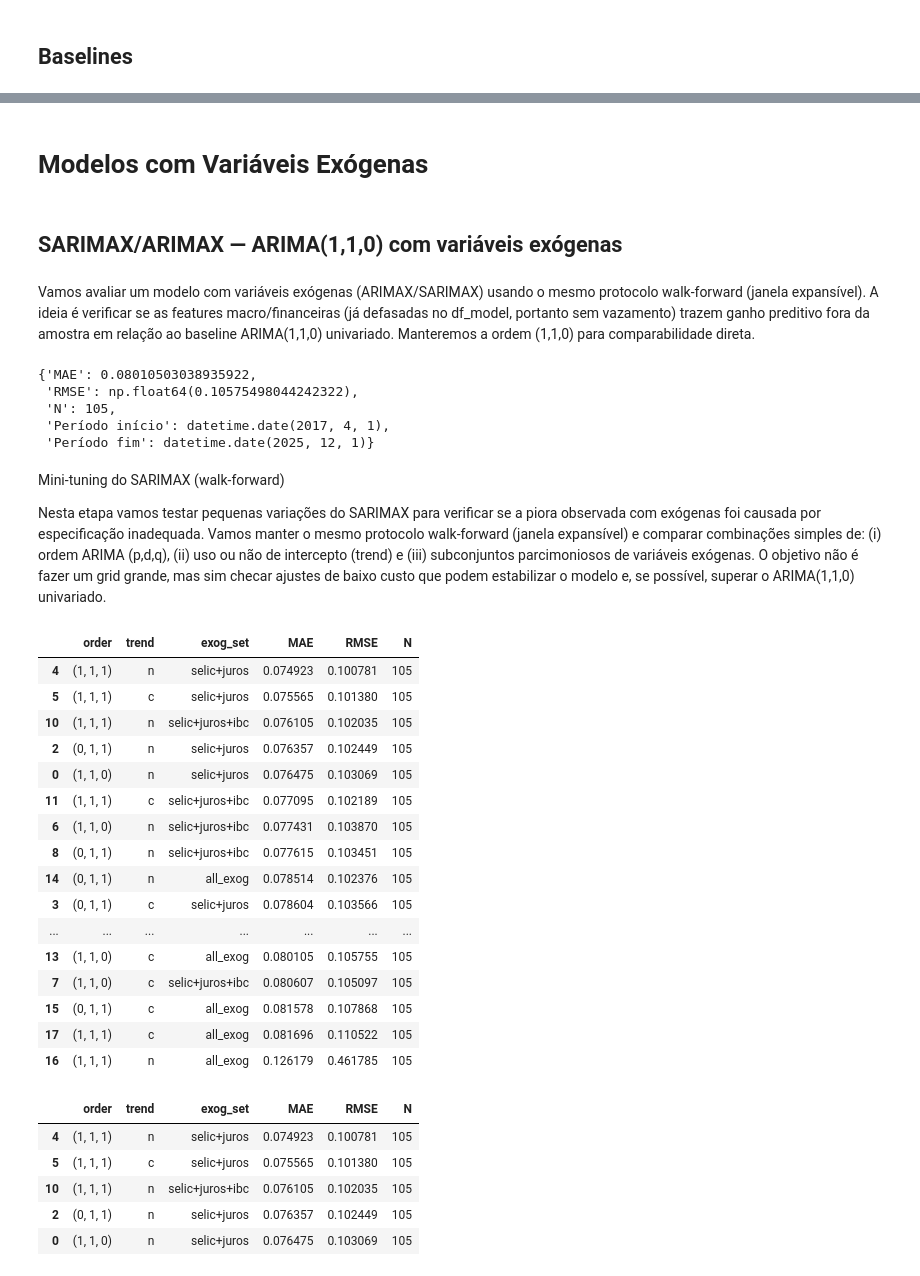
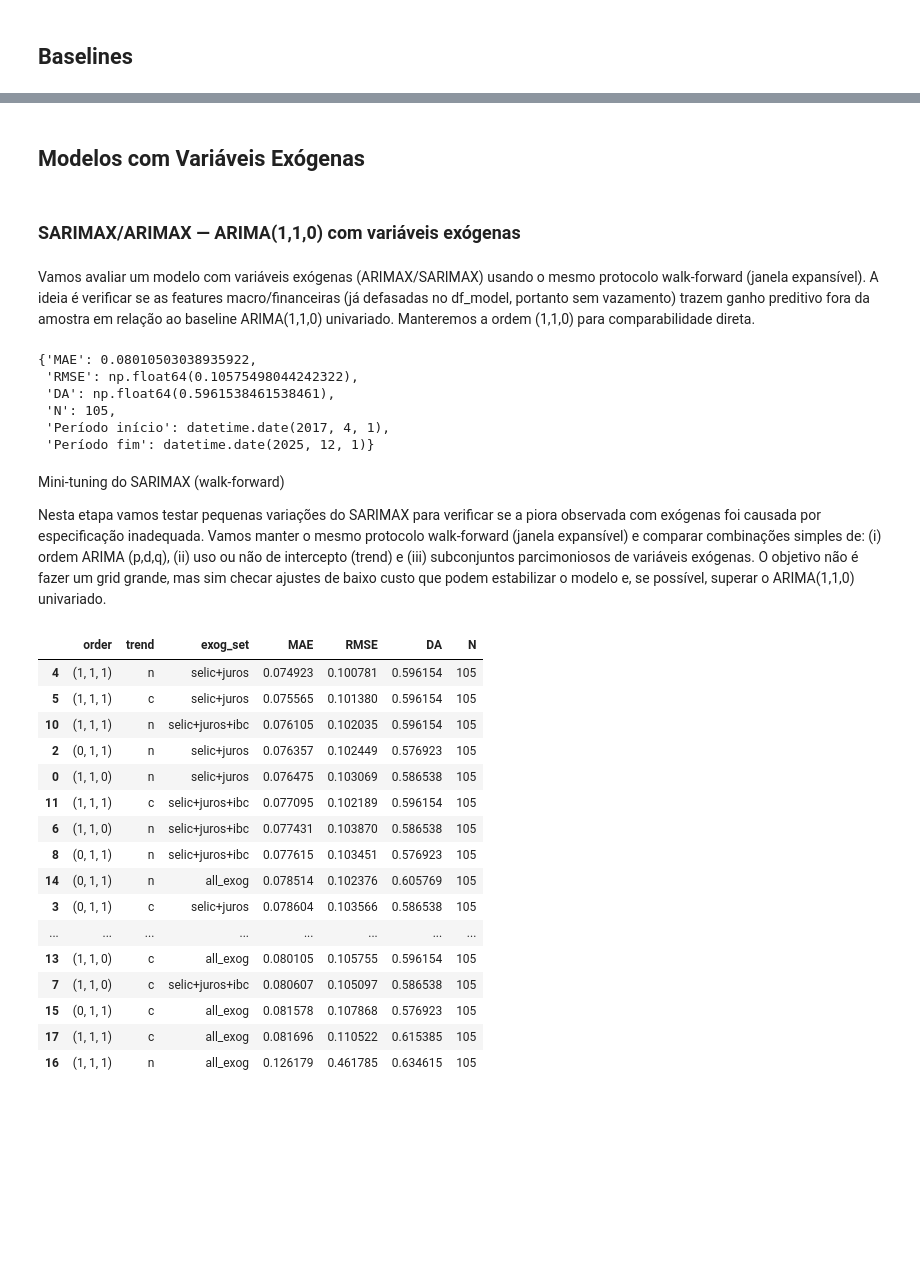
Before and after one commit to BrunoRaphaell/nowcasting, a Jupyter notebook: notebooks/03_modeling.ipynb, the cells around one changed output, grey strips where cells are left out. Saved outputs shown, nothing was run; the diff lists cells and outputs as text; code cells hidden in the pictures; blank space fills up the shorter version.

```diff
--- a/notebooks/03_modeling.ipynb
+++ b/notebooks/03_modeling.ipynb
@@ -20,30 +86,24 @@ warnings.filterwarnings("ignore")
 # %%
-# Baseline 1: Persistência (ŷ(t) = y(t-1)) com walk-forward expanding window
-
-import numpy as np
-import pandas as pd
-from sklearn.metrics import mean_absolute_error, mean_squared_error
+# Baseline 1: Persistência (ŷ(t) = y(t-1))
 
 TARGET = "inadimplencia_pf_total"
 LAG_COL = "y_lag1"
 
-MIN_TRAIN_MONTHS = 48  # 4 anos (ajuste para 36–48 se quiser)
+MIN_TRAIN_MONTHS = 48
 df_model = pd.read_parquet("../data/processed/base_modelagem_2.parquet")
 
 test_dates = df_model.index[MIN_TRAIN_MONTHS:]
 
-y_true = df_model.loc[test_dates, TARGET].astype(float)
-y_pred = df_model.loc[test_dates, LAG_COL].astype(float)  # persistência
-
-def rmse(a, b):
-    return np.sqrt(mean_squared_error(a, b))
+y_true = df_model.loc[test_dates, TARGET].astype(float).values
+y_pred = df_model.loc[test_dates, LAG_COL].astype(float).values  # persistência
 
 metrics_persist = {
     "MAE": mean_absolute_error(y_true, y_pred),
     "RMSE": rmse(y_true, y_pred),
+    "DA": directional_accuracy(y_true, y_pred),
     "N": len(y_true),
-    "Período início": y_true.index.min().date(),
-    "Período fim": y_true.index.max().date(),
+    "Período início": test_dates.min().date(),
+    "Período fim": test_dates.max().date(),
 }
 
 metrics_persist
@@ -181,6 +334,6 @@ A partir daqui, a hipótese central passa a ser: variáveis macroeconômicas e f
 # %% [markdown]
-# Modelos com Variáveis Exógenas
+## Modelos com Variáveis Exógenas
 # %% [markdown]
-## SARIMAX/ARIMAX — ARIMA(1,1,0) com variáveis exógenas
+### SARIMAX/ARIMAX — ARIMA(1,1,0) com variáveis exógenas
 # %% [markdown]
 Vamos avaliar um modelo com variáveis exógenas (ARIMAX/SARIMAX) usando o mesmo protocolo walk-forward (janela expansível). A ideia é verificar se as features macro/financeiras (já defasadas no df_model, portanto sem vazamento) trazem ganho preditivo fora da amostra em relação ao baseline ARIMA(1,1,0) univariado. Manteremos a ordem (1,1,0) para comparabilidade direta.
@@ -233,12 +380,10 @@ results_sarimax = pd.DataFrame(
     index=pd.to_datetime(dates),
 )
 
-def rmse(a, b):
-    return np.sqrt(mean_squared_error(a, b))
-
 metrics_sarimax = {
     "MAE": mean_absolute_error(results_sarimax["y_true"], results_sarimax["y_pred"]),
     "RMSE": rmse(results_sarimax["y_true"], results_sarimax["y_pred"]),
+    "DA": directional_accuracy(results_sarimax["y_true"].values, results_sarimax["y_pred"].values),
     "N": len(results_sarimax),
     "Período início": results_sarimax.index.min().date(),
     "Período fim": results_sarimax.index.max().date(),
@@ -248,6 +393,7 @@ metrics_sarimax
 # %% [output]
 {'MAE': 0.08010503038935922,
  'RMSE': np.float64(0.10575498044242322),
+ 'DA': np.float64(0.5961538461538461),
  'N': 105,
  'Período início': datetime.date(2017, 4, 1),
  'Período fim': datetime.date(2025, 12, 1)}
@@ -257,9 +403,6 @@ Mini-tuning do SARIMAX (walk-forward)
 Nesta etapa vamos testar pequenas variações do SARIMAX para verificar se a piora observada com exógenas foi causada por especificação inadequada. Vamos manter o mesmo protocolo walk-forward (janela expansível) e comparar combinações simples de: (i) ordem ARIMA (p,d,q), (ii) uso ou não de intercepto (trend) e (iii) subconjuntos parcimoniosos de variáveis exógenas. O objetivo não é fazer um grid grande, mas sim checar ajustes de baixo custo que podem estabilizar o modelo e, se possível, superar o ARIMA(1,1,0) univariado.
 # %%
 # Mini-tuning SARIMAX com walk-forward expanding window
-
-def rmse(a, b):
-    return np.sqrt(mean_squared_error(a, b))
 
 # 1) Definir conjuntos de exógenas (parsimoniosos -> completo)
 EXOG_SETS = {
@@ -305,57 +448,50 @@ def walkforward_sarimax(order, trend, exog_cols, min_train_months=MIN_TRAIN_MONT
         "order": str(order),
         "trend": trend,
         "exog_set": None,
         "MAE": mean_absolute_error(y_true, y_pred),
         "RMSE": rmse(y_true, y_pred),
+        "DA": directional_accuracy(y_true, y_pred),
         "N": len(y_true),
     }
 
 # 3) Rodar grid
 rows = []
 for exog_name, exog_cols in EXOG_SETS.items():
     for order in ORDERS:
         for trend in TRENDS:
             try:
                 out = walkforward_sarimax(order=order, trend=trend, exog_cols=exog_cols)
                 out["exog_set"] = exog_name
                 rows.append(out)
             except Exception as e:
                 rows.append({
                     "order": str(order),
                     "trend": trend,
                     "exog_set": exog_name,
                     "MAE": np.nan,
                     "RMSE": np.nan,
+                    "DA": np.nan,
                     "N": 0,
                     "error": str(e)[:200],
                 })
 
 results_grid = pd.DataFrame(rows).sort_values(["MAE", "RMSE"])
-display(results_grid)
-
-# Mostrar o top-5
-display(results_grid.head(5))
+results_grid
 # %% [output]
-|  | order | trend | exog_set | MAE | RMSE | N |
-| 4 | (1, 1, 1) | n | selic+juros | 0.074923 | 0.100781 | 105 |
-| 5 | (1, 1, 1) | c | selic+juros | 0.075565 | 0.101380 | 105 |
-| 10 | (1, 1, 1) | n | selic+juros+ibc | 0.076105 | 0.102035 | 105 |
-| 2 | (0, 1, 1) | n | selic+juros | 0.076357 | 0.102449 | 105 |
-| 0 | (1, 1, 0) | n | selic+juros | 0.076475 | 0.103069 | 105 |
-| 11 | (1, 1, 1) | c | selic+juros+ibc | 0.077095 | 0.102189 | 105 |
-| 6 | (1, 1, 0) | n | selic+juros+ibc | 0.077431 | 0.103870 | 105 |
-| 8 | (0, 1, 1) | n | selic+juros+ibc | 0.077615 | 0.103451 | 105 |
-| 14 | (0, 1, 1) | n | all_exog | 0.078514 | 0.102376 | 105 |
-| 3 | (0, 1, 1) | c | selic+juros | 0.078604 | 0.103566 | 105 |
-| ... | ... | ... | ... | ... | ... | ... |
-| 13 | (1, 1, 0) | c | all_exog | 0.080105 | 0.105755 | 105 |
-| 7 | (1, 1, 0) | c | selic+juros+ibc | 0.080607 | 0.105097 | 105 |
-| 15 | (0, 1, 1) | c | all_exog | 0.081578 | 0.107868 | 105 |
-| 17 | (1, 1, 1) | c | all_exog | 0.081696 | 0.110522 | 105 |
-| 16 | (1, 1, 1) | n | all_exog | 0.126179 | 0.461785 | 105 |
+|  | order | trend | exog_set | MAE | RMSE | DA | N |
+| 4 | (1, 1, 1) | n | selic+juros | 0.074923 | 0.100781 | 0.596154 | 105 |
+| 5 | (1, 1, 1) | c | selic+juros | 0.075565 | 0.101380 | 0.596154 | 105 |
+| 10 | (1, 1, 1) | n | selic+juros+ibc | 0.076105 | 0.102035 | 0.596154 | 105 |
+| 2 | (0, 1, 1) | n | selic+juros | 0.076357 | 0.102449 | 0.576923 | 105 |
+| 0 | (1, 1, 0) | n | selic+juros | 0.076475 | 0.103069 | 0.586538 | 105 |
+| 11 | (1, 1, 1) | c | selic+juros+ibc | 0.077095 | 0.102189 | 0.596154 | 105 |
+| 6 | (1, 1, 0) | n | selic+juros+ibc | 0.077431 | 0.103870 | 0.586538 | 105 |
+| 8 | (0, 1, 1) | n | selic+juros+ibc | 0.077615 | 0.103451 | 0.576923 | 105 |
+| 14 | (0, 1, 1) | n | all_exog | 0.078514 | 0.102376 | 0.605769 | 105 |
+| 3 | (0, 1, 1) | c | selic+juros | 0.078604 | 0.103566 | 0.586538 | 105 |
+| ... | ... | ... | ... | ... | ... | ... | ... |
+| 13 | (1, 1, 0) | c | all_exog | 0.080105 | 0.105755 | 0.596154 | 105 |
+| 7 | (1, 1, 0) | c | selic+juros+ibc | 0.080607 | 0.105097 | 0.586538 | 105 |
+| 15 | (0, 1, 1) | c | all_exog | 0.081578 | 0.107868 | 0.576923 | 105 |
+| 17 | (1, 1, 1) | c | all_exog | 0.081696 | 0.110522 | 0.615385 | 105 |
+| 16 | (1, 1, 1) | n | all_exog | 0.126179 | 0.461785 | 0.634615 | 105 |
-|  | order | trend | exog_set | MAE | RMSE | N |
-| 4 | (1, 1, 1) | n | selic+juros | 0.074923 | 0.100781 | 105 |
-| 5 | (1, 1, 1) | c | selic+juros | 0.075565 | 0.101380 | 105 |
-| 10 | (1, 1, 1) | n | selic+juros+ibc | 0.076105 | 0.102035 | 105 |
-| 2 | (0, 1, 1) | n | selic+juros | 0.076357 | 0.102449 | 105 |
-| 0 | (1, 1, 0) | n | selic+juros | 0.076475 | 0.103069 | 105 |
```
Also changed, not shown: parts of 34 cells of this notebook, 2 other files.
